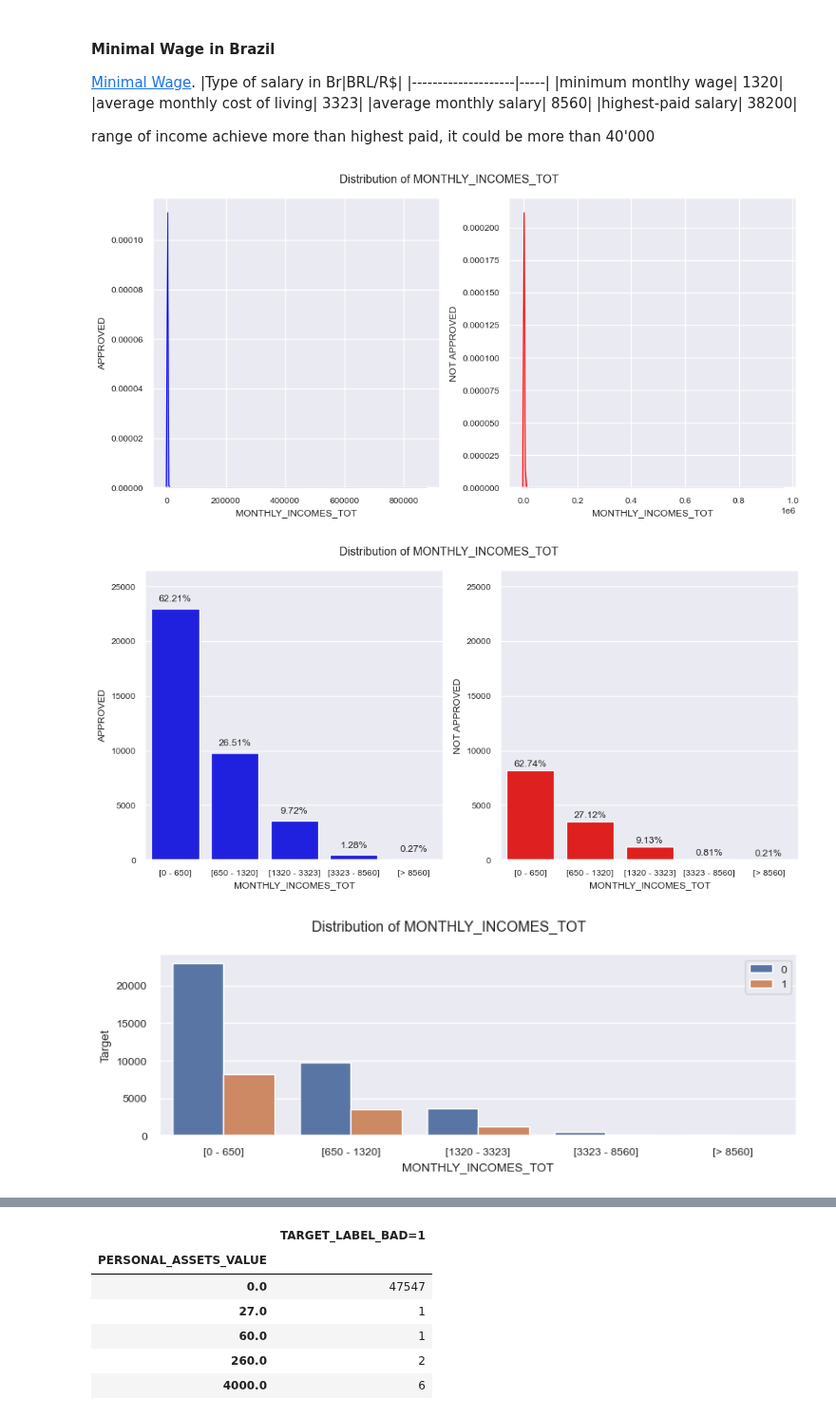
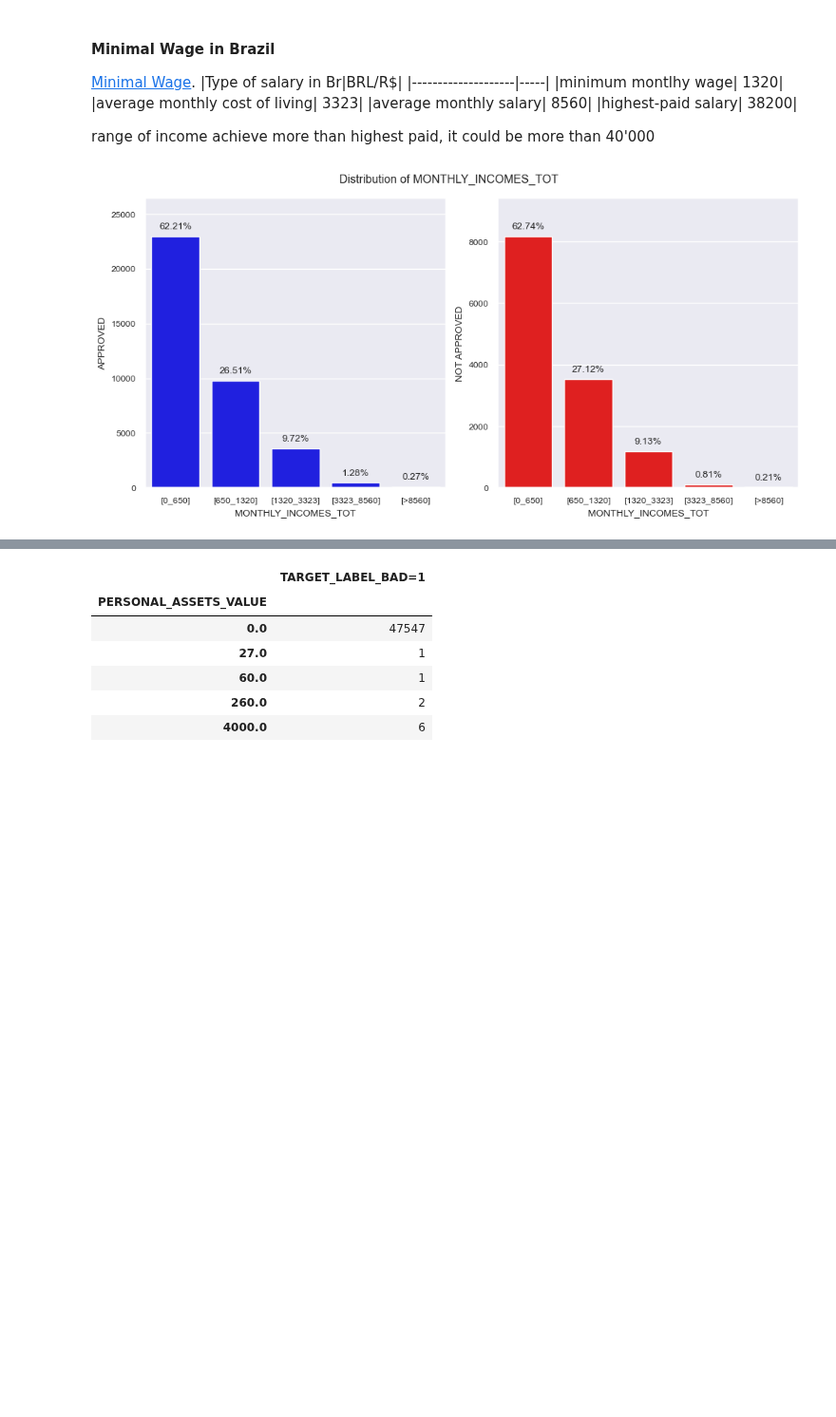
Before and after one commit to tutecode/credit-risk-analysis, a Jupyter notebook: src/notebooks/eda.ipynb, the cells around one changed output, grey strips where cells are left out. Shown at 95% size. Cells and saved outputs as stored; diff of their text form; code cells hidden in the pictures; blank space fills up the shorter version.

```diff
--- a/src/notebooks/eda.ipynb
+++ b/src/notebooks/eda.ipynb
@@ -436,14 +428,11 @@ range of income achieve more than highest paid, it could be more than 40'000
 # %%
 # "PERSONAL_MONTHLY_INCOME" and "OTHER_INCOMES" joined as "MONTHLY_INCOMES_TOT"
 app_train["MONTHLY_INCOMES_TOT"] = (app_train["PERSONAL_MONTHLY_INCOME"] + app_train["OTHER_INCOMES"])
 
-plot.plotting_distribution_kde(app_train, "MONTHLY_INCOMES_TOT", "horizontal") # before cleaning
+# plot.plotting_distribution_bar(app_train, "MONTHLY_INCOMES_TOT", "horizontal") # before cleaning
 plot.plotting_distribution_bar(app_train_cop, "MONTHLY_INCOMES_TOT", "horizontal") # after cleaning
-plot.plotting_distribution_bar_double(app_train_cop, "MONTHLY_INCOMES_TOT") # after cleaning
 # %% [output]
-[figure, old version]
+[figure, new version]
-[figure, removed]
-[figure, removed]
 # %%
 # 'FLAG_CARDS': New categorical column to delete the following:
 # 'FLAG_VISA', 'FLAG_MASTERCARD', 'FLAG_DINERS', 'FLAG_AMERICAN_EXPRESS', 'FLAG_OTHER_CARDS'
```
Also changed, not shown: parts of 15 cells of this notebook, 4 other files.
